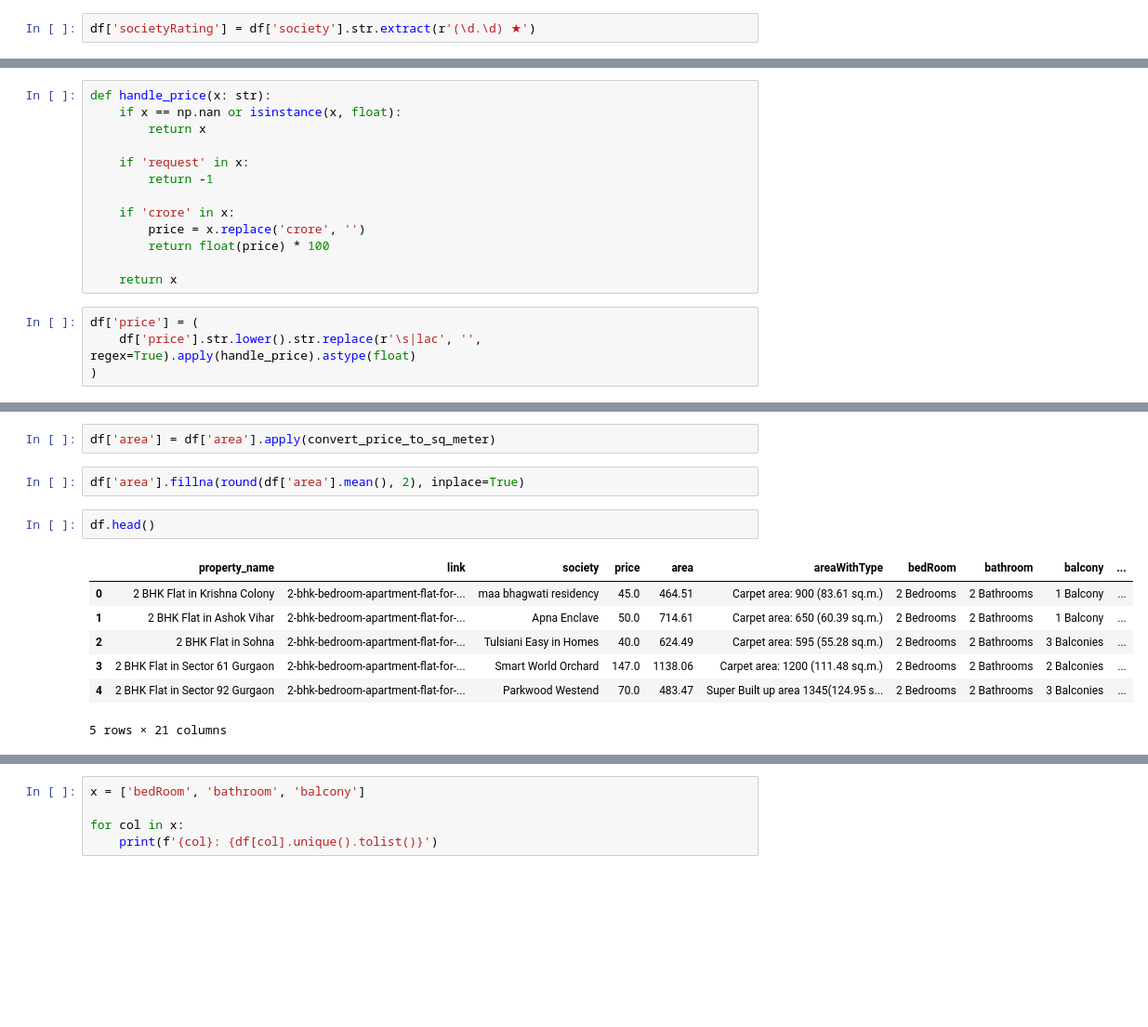
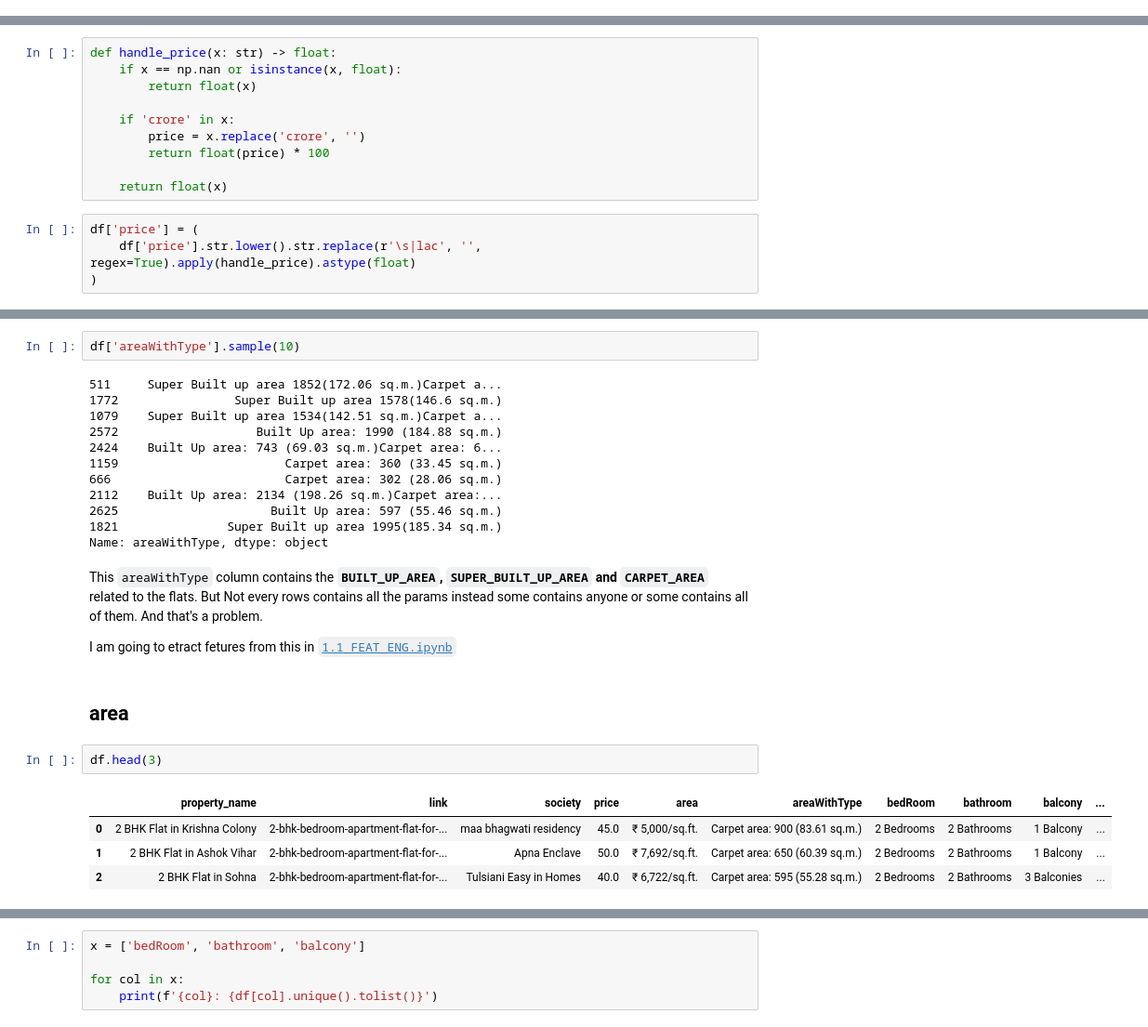
Before and after one commit to arv-anshul/campusx-project-notebooks, a Jupyter notebook: notebooks/flats/1.0_CLEANING.ipynb, the cells around one changed output, grey strips where cells are left out. Shown at 93% size. Saved outputs shown, nothing was run; the diff lists cells and outputs as text; blank space fills up the shorter version.

```diff
--- a/notebooks/flats/1.0_CLEANING.ipynb
+++ b/notebooks/flats/1.0_CLEANING.ipynb
@@ -121,6 +179,4 @@ df['society'].sample(10)
 Name: society, dtype: object
-# %%
-df['societyRating'] = df['society'].str.extract(r'(\d.\d) ★')
 # %%
 # Remove those ratings from society names
 df['society'] = df['society'].str.extract(r'^(.*?)(?:\d.\d ★|$)')[0]
@@ -135,16 +192,13 @@ df[df['price'].isna() == True]
 # %%
-def handle_price(x: str):
+def handle_price(x: str) -> float:
     if x == np.nan or isinstance(x, float):
-        return x
-
-    if 'request' in x:
-        return -1
+        return float(x)
 
     if 'crore' in x:
         price = x.replace('crore', '')
         return float(price) * 100
 
-    return x
+    return float(x)
 # %%
 df['price'] = (
     df['price'].str.lower().str.replace(r'\s|lac', '', regex=True).apply(handle_price).astype(float)
@@ -206,14 +208,27 @@ def convert_price_to_sq_meter(x: str):
-# %%
-df['area'] = df['area'].apply(convert_price_to_sq_meter)
-# %%
-df['area'].fillna(round(df['area'].mean(), 2), inplace=True)
+# %%
+df['areaWithType'].sample(10)
+# %% [output]
+511     Super Built up area 1852(172.06 sq.m.)Carpet a...
+1772                Super Built up area 1578(146.6 sq.m.)
+1079    Super Built up area 1534(142.51 sq.m.)Carpet a...
+2572                   Built Up area: 1990 (184.88 sq.m.)
+2424    Built Up area: 743 (69.03 sq.m.)Carpet area: 6...
+1159                       Carpet area: 360 (33.45 sq.m.)
+666                        Carpet area: 302 (28.06 sq.m.)
+2112    Built Up area: 2134 (198.26 sq.m.)Carpet area:...
+2625                     Built Up area: 597 (55.46 sq.m.)
+1821               Super Built up area 1995(185.34 sq.m.)
+Name: areaWithType, dtype: object
+# %% [markdown]
+This `areaWithType` column contains the **`BUILT_UP_AREA`, `SUPER_BUILT_UP_AREA` and `CARPET_AREA`** related to the flats. But Not every rows contains all the params instead some contains anyone or some contains all of them. And that's a problem.
+
+I am going to etract fetures from this in [`1.1_FEAT_ENG.ipynb`](./1.1_FEAT_ENG.ipynb)
+# %% [markdown]
+## area
 # %%
-df.head()
+df.head(3)
 # %% [output]
 |  | property_name | link | society | price | area | areaWithType | bedRoom | bathroom | balcony | ... |
-| 0 | 2 BHK Flat in Krishna Colony | 2-bhk-bedroom-apartment-flat-for-... | maa bhagwati residency | 45.0 | 464.51 | Carpet area: 900 (83.61 sq.m.) | 2 Bedrooms | 2 Bathrooms | 1 Balcony | ... |
-| 1 | 2 BHK Flat in Ashok Vihar | 2-bhk-bedroom-apartment-flat-for-... | Apna Enclave | 50.0 | 714.61 | Carpet area: 650 (60.39 sq.m.) | 2 Bedrooms | 2 Bathrooms | 1 Balcony | ... |
-| 2 | 2 BHK Flat in Sohna | 2-bhk-bedroom-apartment-flat-for-... | Tulsiani Easy in Homes | 40.0 | 624.49 | Carpet area: 595 (55.28 sq.m.) | 2 Bedrooms | 2 Bathrooms | 3 Balconies | ... |
-| 3 | 2 BHK Flat in Sector 61 Gurgaon | 2-bhk-bedroom-apartment-flat-for-... | Smart World Orchard | 147.0 | 1138.06 | Carpet area: 1200 (111.48 sq.m.) | 2 Bedrooms | 2 Bathrooms | 2 Balconies | ... |
-| 4 | 2 BHK Flat in Sector 92 Gurgaon | 2-bhk-bedroom-apartment-flat-for-... | Parkwood Westend | 70.0 | 483.47 | Super Built up area 1345(124.95 s... | 2 Bedrooms | 2 Bathrooms | 3 Balconies | ... |
+| 0 | 2 BHK Flat in Krishna Colony | 2-bhk-bedroom-apartment-flat-for-... | maa bhagwati residency | 45.0 | ₹ 5,000/sq.ft. | Carpet area: 900 (83.61 sq.m.) | 2 Bedrooms | 2 Bathrooms | 1 Balcony | ... |
+| 1 | 2 BHK Flat in Ashok Vihar | 2-bhk-bedroom-apartment-flat-for-... | Apna Enclave | 50.0 | ₹ 7,692/sq.ft. | Carpet area: 650 (60.39 sq.m.) | 2 Bedrooms | 2 Bathrooms | 1 Balcony | ... |
+| 2 | 2 BHK Flat in Sohna | 2-bhk-bedroom-apartment-flat-for-... | Tulsiani Easy in Homes | 40.0 | ₹ 6,722/sq.ft. | Carpet area: 595 (55.28 sq.m.) | 2 Bedrooms | 2 Bathrooms | 3 Balconies | ... |
-5 rows × 21 columns
```
Also changed, not shown: parts of 91 cells of this notebook, 4 other files.
